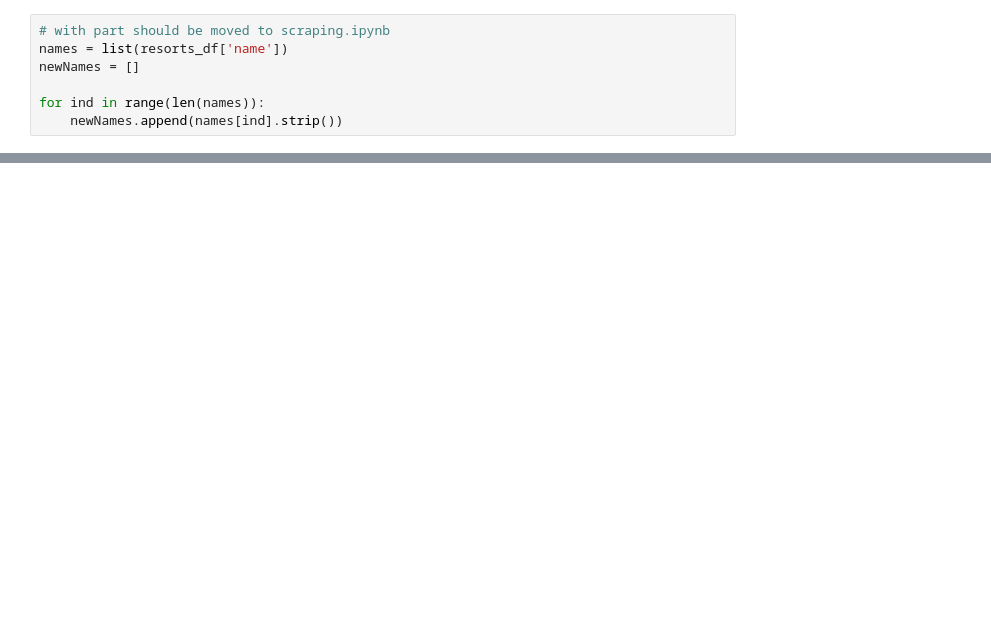
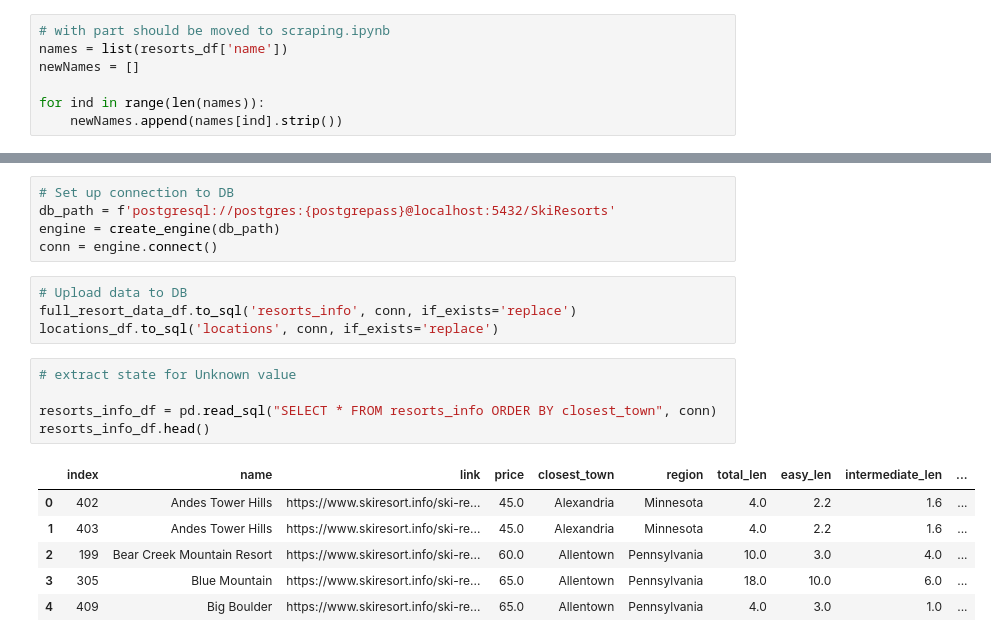
Before and after one commit to lanakimova/ShreddingtheGnar, a Jupyter notebook: DataSetUp.ipynb, the cells around one changed output, grey strips where cells are left out. Saved outputs shown, nothing was run; the diff lists cells and outputs as text; blank space fills up the shorter version.

```diff
--- a/DataSetUp.ipynb
+++ b/DataSetUp.ipynb
@@ -65,0 +132,21 @@ full_resort_data_df.head()
+# %%
+# Set up connection to DB
+db_path = f'postgresql://postgres:{postgrepass}@localhost:5432/SkiResorts'
+engine = create_engine(db_path)
+conn = engine.connect()
+# %%
+# Upload data to DB
+full_resort_data_df.to_sql('resorts_info', conn, if_exists='replace')
+locations_df.to_sql('locations', conn, if_exists='replace')
+# %%
+# extract state for Unknown value
+
+resorts_info_df = pd.read_sql("SELECT * FROM resorts_info ORDER BY closest_town", conn)
+resorts_info_df.head()
+# %% [output]
+|  | index | name | link | price | closest_town | region | total_len | easy_len | intermediate_len | ... |
+| 0 | 402 | Andes Tower Hills | https://www.skiresort.info/ski-re... | 45.0 | Alexandria | Minnesota | 4.0 | 2.2 | 1.6 | ... |
+| 1 | 403 | Andes Tower Hills | https://www.skiresort.info/ski-re... | 45.0 | Alexandria | Minnesota | 4.0 | 2.2 | 1.6 | ... |
+| 2 | 199 | Bear Creek Mountain Resort | https://www.skiresort.info/ski-re... | 60.0 | Allentown | Pennsylvania | 10.0 | 3.0 | 4.0 | ... |
+| 3 | 305 | Blue Mountain | https://www.skiresort.info/ski-re... | 65.0 | Allentown | Pennsylvania | 18.0 | 10.0 | 6.0 | ... |
+| 4 | 409 | Big Boulder | https://www.skiresort.info/ski-re... | 65.0 | Allentown | Pennsylvania | 4.0 | 3.0 | 1.0 | ... |
```
Also changed, not shown: parts of 16 cells of this notebook, 1 other file.
